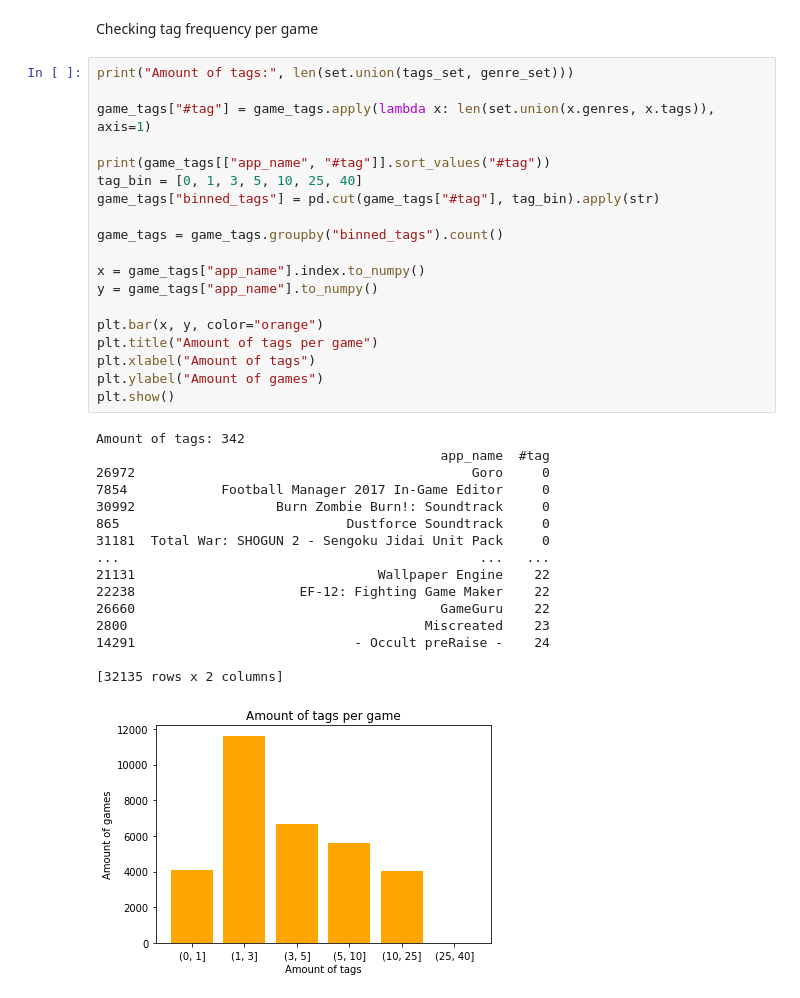
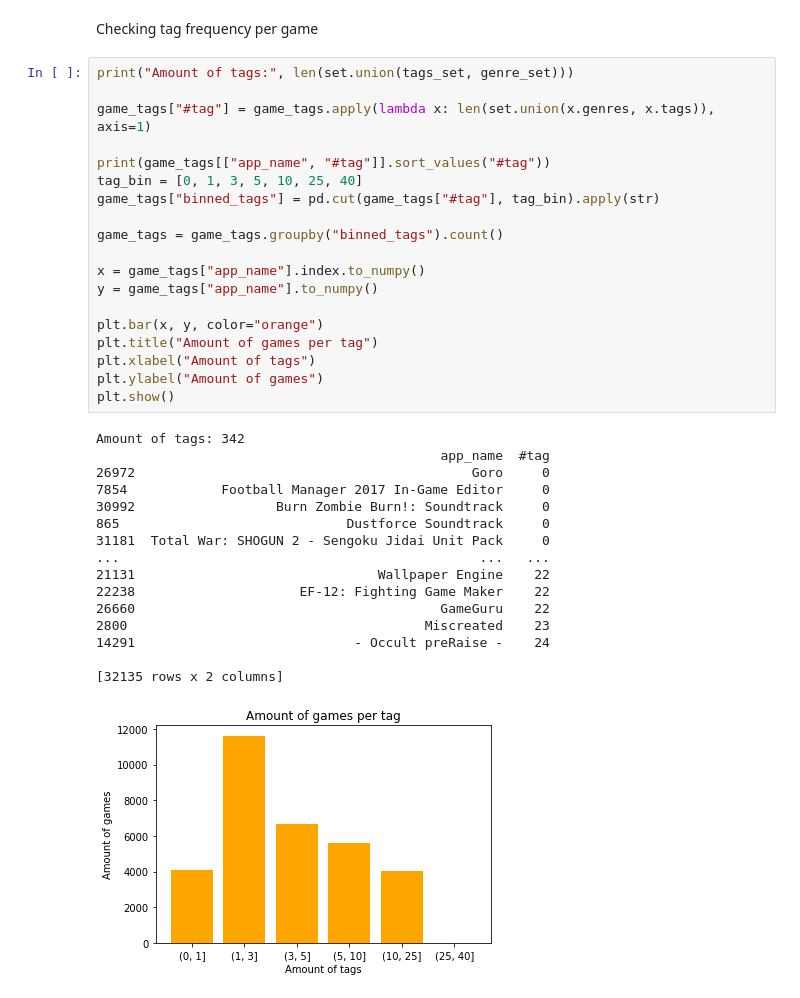
Before and after one commit to lderoeck/AI-Project, a Jupyter notebook: data_analysis.ipynb, the cells around one changed output. Cells and saved outputs as stored; diff of their text form.

```diff
--- a/data_analysis.ipynb
+++ b/data_analysis.ipynb
@@ -190,32 +190,32 @@ game_tags["#tag"] = game_tags.apply(lambda x: len(set.union(x.genres, x.tags)),
 
 print(game_tags[["app_name", "#tag"]].sort_values("#tag"))
 tag_bin = [0, 1, 3, 5, 10, 25, 40]
 game_tags["binned_tags"] = pd.cut(game_tags["#tag"], tag_bin).apply(str)
 
 game_tags = game_tags.groupby("binned_tags").count()
 
 x = game_tags["app_name"].index.to_numpy()
 y = game_tags["app_name"].to_numpy()
 
 plt.bar(x, y, color="orange")
-plt.title("Amount of tags per game")
+plt.title("Amount of games per tag")
 plt.xlabel("Amount of tags")
 plt.ylabel("Amount of games")
 plt.show()
 # %% [output]
 Amount of tags: 342
                                             app_name  #tag
 26972                                           Goro     0
 7854            Football Manager 2017 In-Game Editor     0
 30992                  Burn Zombie Burn!: Soundtrack     0
 865                             Dustforce Soundtrack     0
 31181  Total War: SHOGUN 2 - Sengoku Jidai Unit Pack     0
 ...                                              ...   ...
 21131                               Wallpaper Engine    22
 22238                     EF-12: Fighting Game Maker    22
 26660                                       GameGuru    22
 2800                                      Miscreated    23
 14291                            - Occult preRaise -    24
 
 [32135 rows x 2 columns]
-[figure, old version]
+[figure, new version]
```
